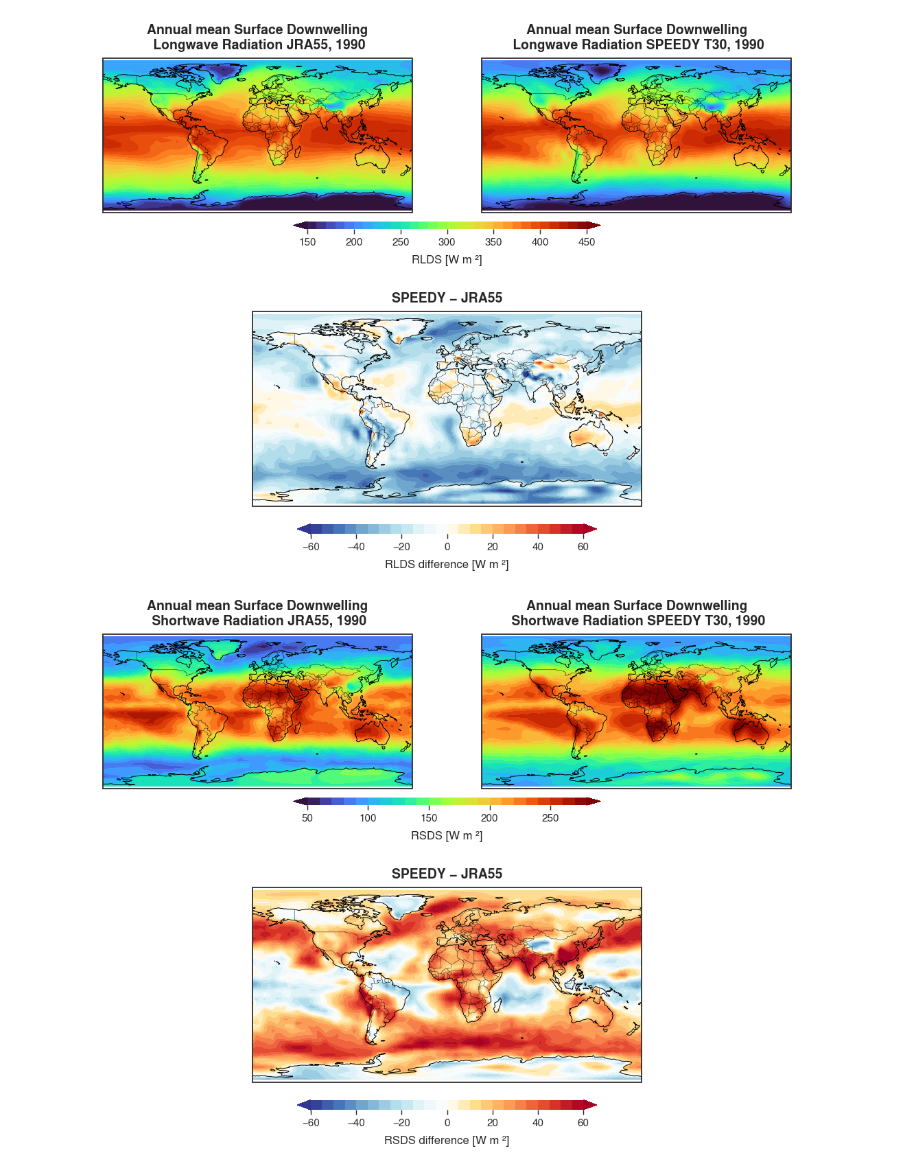
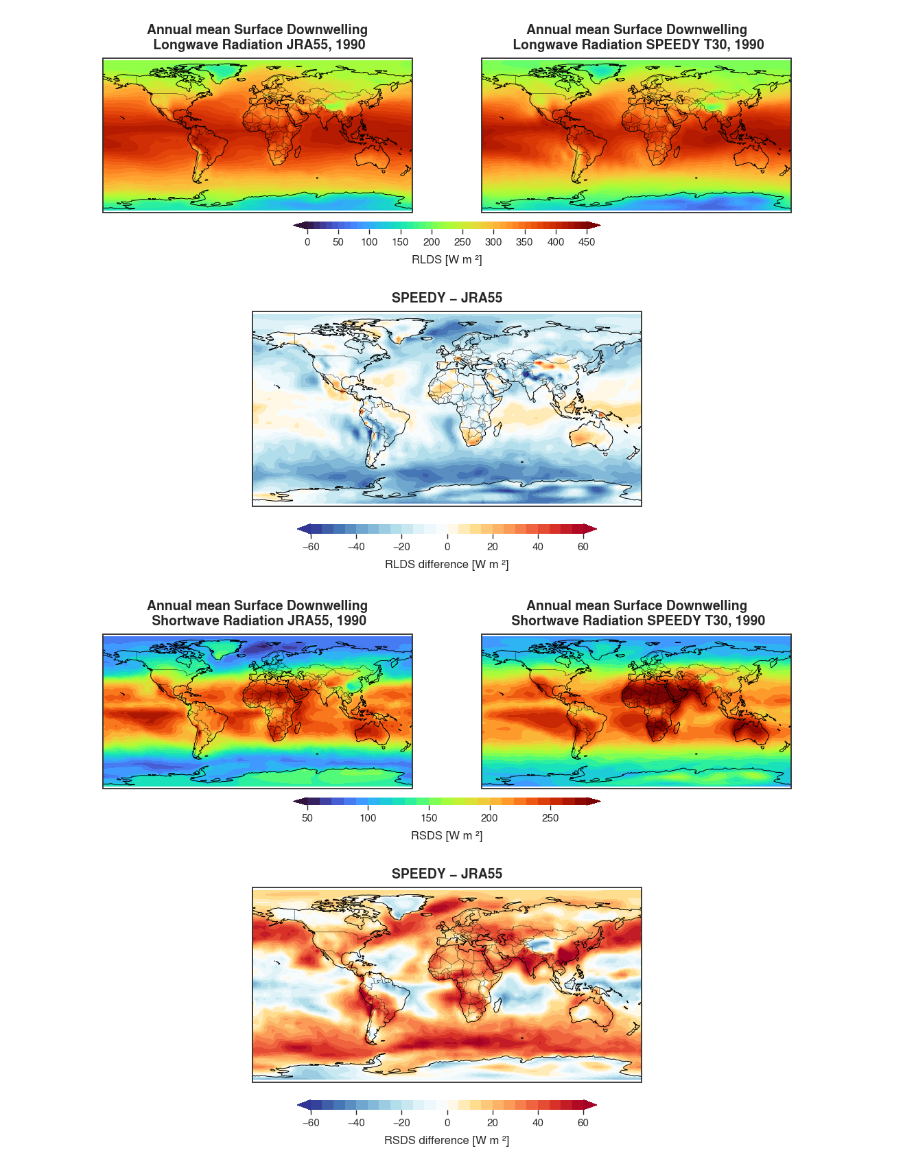
Before and after one commit to VanuatuN/SPEEDY_access, a Jupyter notebook: scripts/diagnostics/compare_jra_speedy_SSRD_SLRD.ipynb, the cells around one changed output. Saved outputs shown, nothing was run; the diff lists cells and outputs as text; code cells hidden in the pictures.

```diff
--- a/scripts/diagnostics/compare_jra_speedy_SSRD_SLRD.ipynb
+++ b/scripts/diagnostics/compare_jra_speedy_SSRD_SLRD.ipynb
@@ -81,8 +117,8 @@ diff_cmap = LinearSegmentedColormap.from_list(
     N=256
 )
 
-rlds_levels = np.arange(150, 451, 10)
-rlds_ticks = np.arange(150, 451, 50)
+rlds_levels = np.arange(0, 451, 10)
+rlds_ticks = np.arange(0, 451, 50)
 
 diff_levels = np.arange(-60, 65, 5)
 diff_norm = mcolors.TwoSlopeNorm(vmin=-60, vcenter=0, vmax=60)
@@ -131,34 +167,34 @@ data, lon = make_cyclic(RLDS_diff)
 im3 = ax3.contourf(
     lon, RLDS_diff.lat, data, levels=diff_levels,
     norm=diff_norm, cmap=diff_cmap,
     transform=ccrs.PlateCarree(), extend="both"
 )
 setup_map(ax3)
 ax3.set_title("SPEEDY − JRA55", fontsize=14, fontweight="bold", pad=10)
 
 # Colorbars
 cbar1 = fig.colorbar(
     im1, ax=[ax1, ax2], orientation="horizontal",
     fraction=0.045, pad=0.05, aspect=40, ticks=rlds_ticks
 )
 cbar1.set_label("RLDS [W m⁻²]", fontsize=12, labelpad=8)
 cbar1.ax.tick_params(labelsize=11, length=5, width=1)
 cbar1.outline.set_visible(False)
 
 cbar2 = fig.colorbar(
     im3, ax=ax3, orientation="horizontal",
     fraction=0.045, pad=0.08, aspect=30, ticks=diff_ticks
 )
 cbar2.set_label("RLDS difference [W m⁻²]", fontsize=12, labelpad=8)
 cbar2.ax.tick_params(labelsize=11, length=5, width=1)
 cbar2.outline.set_visible(False)
 
 fig.savefig("../figures/diff_annual_mean_RLDS_1990.png",
             dpi=150, bbox_inches="tight")
 
 plt.show()
 # %% [output]
-[figure, old version]
+[figure, new version]
 # %%
 sns.set_theme(style="white")
 plt.rcParams.update({"font.family": "Nimbus Sans"})
```
Also changed, not shown: parts of 3 cells of this notebook, 3 other files.
